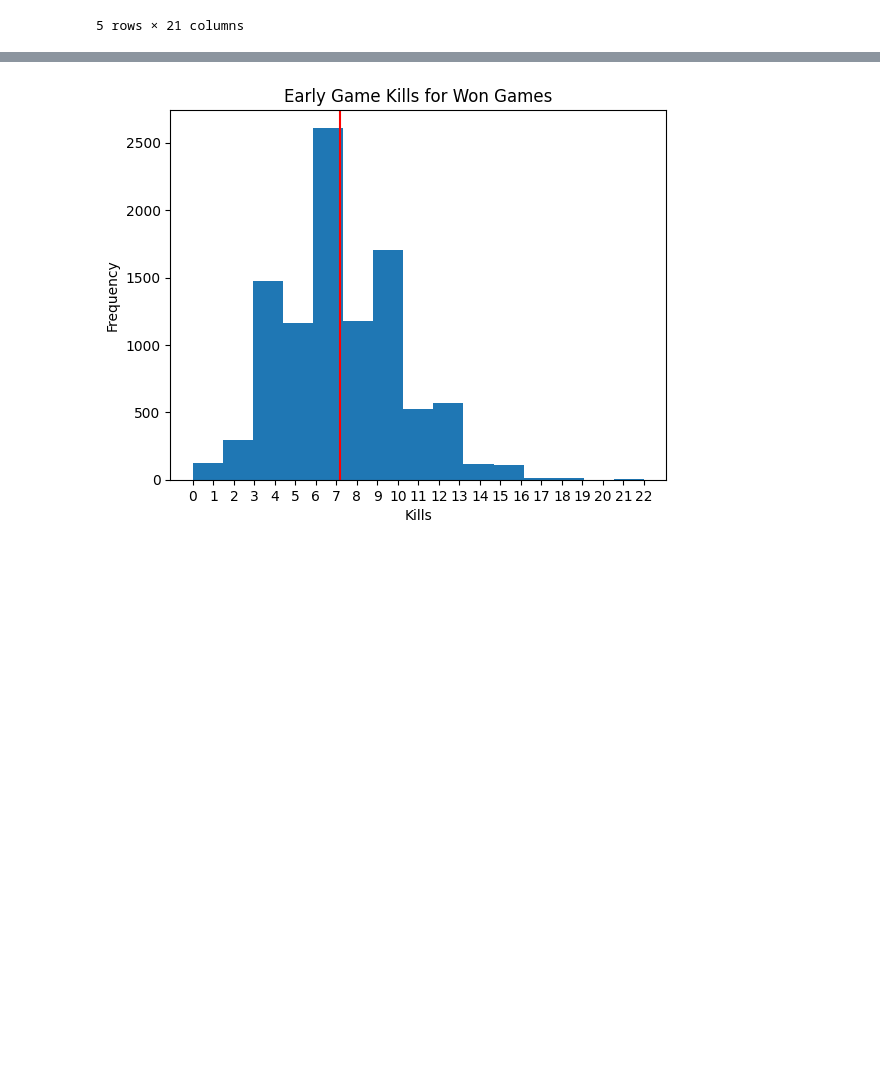
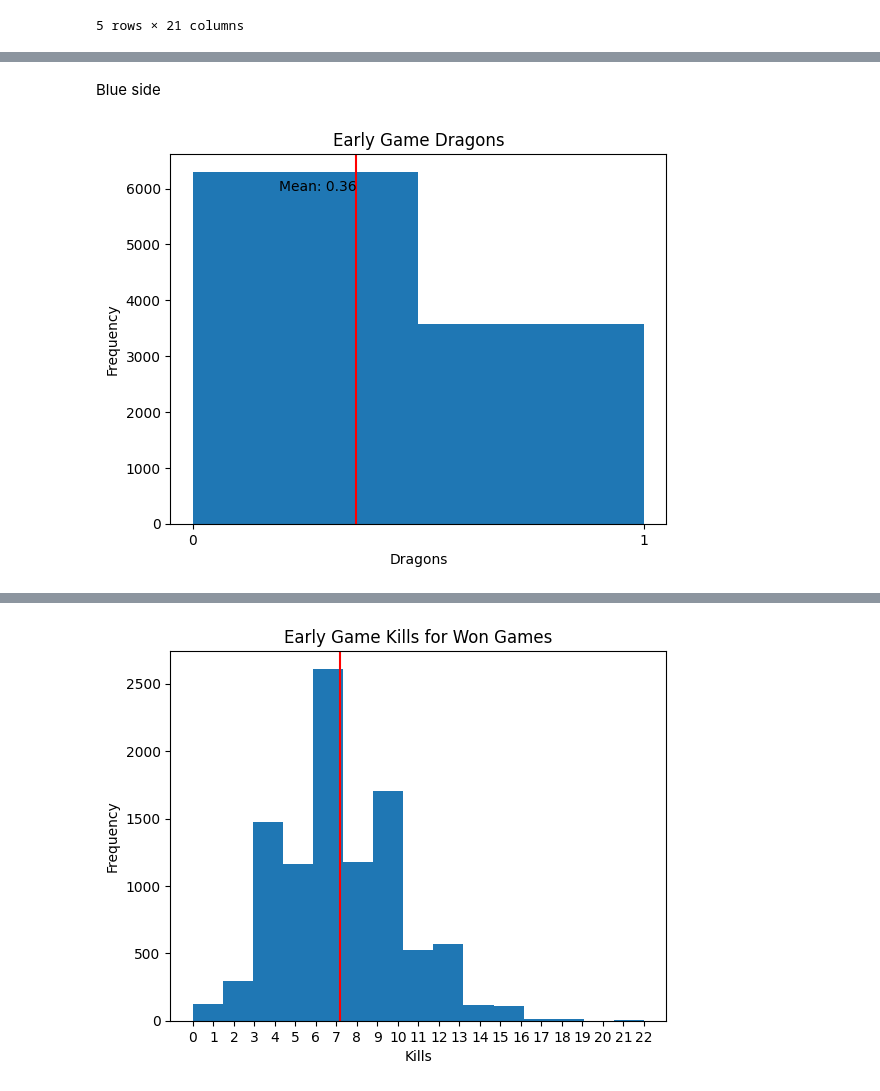
Before and after one commit to mairovitzmario/league_games_analysis, a Jupyter notebook: analysis.ipynb, the cells around one changed output, grey strips where cells are left out. Saved outputs shown, nothing was run; the diff lists cells and outputs as text; code cells hidden in the pictures; blank space fills up the shorter version.

```diff
--- a/analysis.ipynb
+++ b/analysis.ipynb
@@ -139,0 +188,6 @@ data.head()
+# %% [markdown]
+Blue side
+# %%
+bar_plot_parameter(blue_df, 'Dragons', bins=2)
+# %% [output]
+[figure, added]
```
Also changed, not shown: parts of 59 cells of this notebook.
